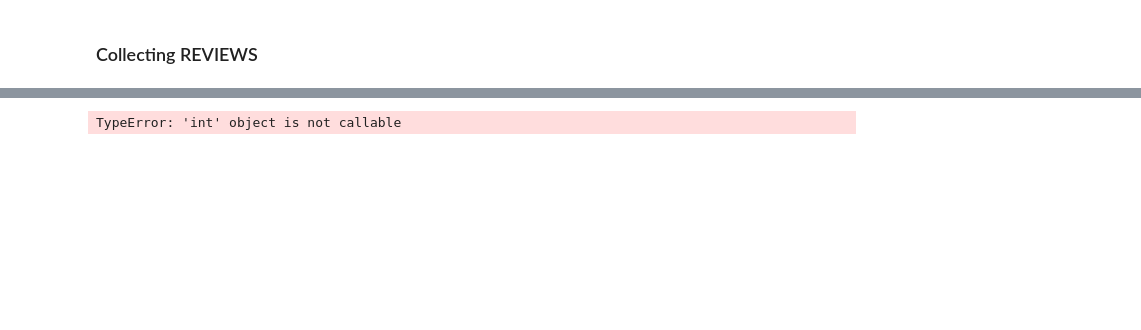
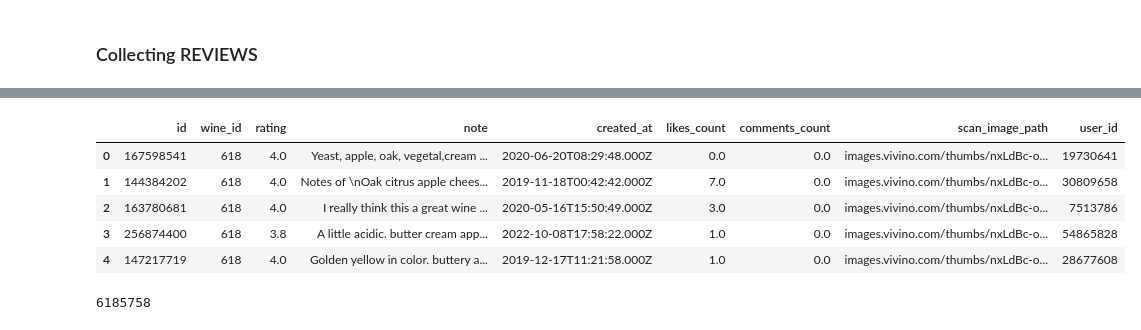
Before and after one commit to M4rl0wBuongustaio/master_thesis_ai_sommelier, a Jupyter notebook: vivino_scraper.ipynb, the cells around one changed output, grey strips where cells are left out. Cells and saved outputs as stored; diff of their text form; code cells hidden in the pictures; blank space fills up the shorter version.

Commit message:
set up scraping for reviews

```diff
--- a/vivino_scraper.ipynb
+++ b/vivino_scraper.ipynb
@@ -302,4 +449,16 @@ con.close()
-# %%
-request_errors[86].status_code()
-# %% [output]
-TypeError: 'int' object is not callable
+# %%
+con_rev = sqlite3.connect('review.db')
+df = pd.read_sql_query("SELECT * from review", con_rev)
+df.head()
+# %% [output]
+|  | id | wine_id | rating | note | created_at | likes_count | comments_count | scan_image_path | user_id |
+| 0 | 167598541 | 618 | 4.0 | Yeast, apple, oak, vegetal,cream ... | 2020-06-20T08:29:48.000Z | 0.0 | 0.0 | images.vivino.com/thumbs/nxLdBc-o... | 19730641 |
+| 1 | 144384202 | 618 | 4.0 | Notes of \nOak citrus apple chees... | 2019-11-18T00:42:42.000Z | 7.0 | 0.0 | images.vivino.com/thumbs/nxLdBc-o... | 30809658 |
+| 2 | 163780681 | 618 | 4.0 | I really think this a great wine ... | 2020-05-16T15:50:49.000Z | 3.0 | 0.0 | images.vivino.com/thumbs/nxLdBc-o... | 7513786 |
+| 3 | 256874400 | 618 | 3.8 | A little acidic. butter cream app... | 2022-10-08T17:58:22.000Z | 1.0 | 0.0 | images.vivino.com/thumbs/nxLdBc-o... | 54865828 |
+| 4 | 147217719 | 618 | 4.0 | Golden yellow in color. buttery a... | 2019-12-17T11:21:58.000Z | 1.0 | 0.0 | images.vivino.com/thumbs/nxLdBc-o... | 28677608 |
+# %%
+df.drop_duplicates(subset='id', inplace=True)
+df.to_sql('review', con=con_rev, if_exists='replace')
+# %% [output]
+6185758
```
Also changed, not shown: parts of 24 cells of this notebook, 3 other files.
